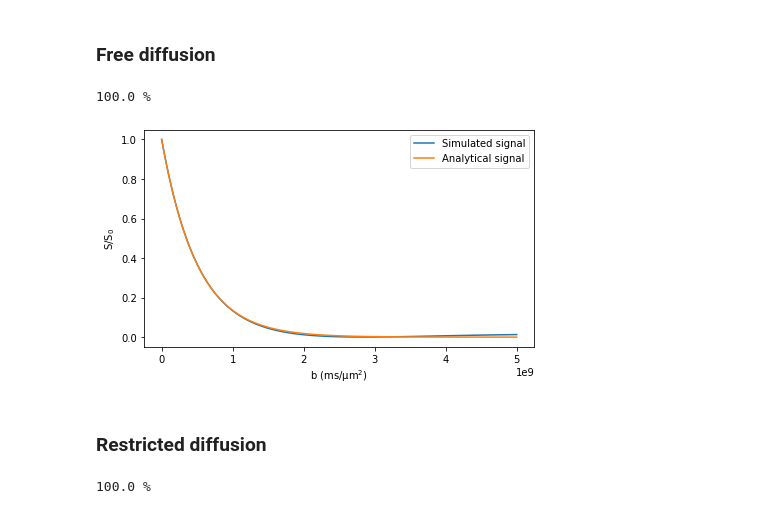
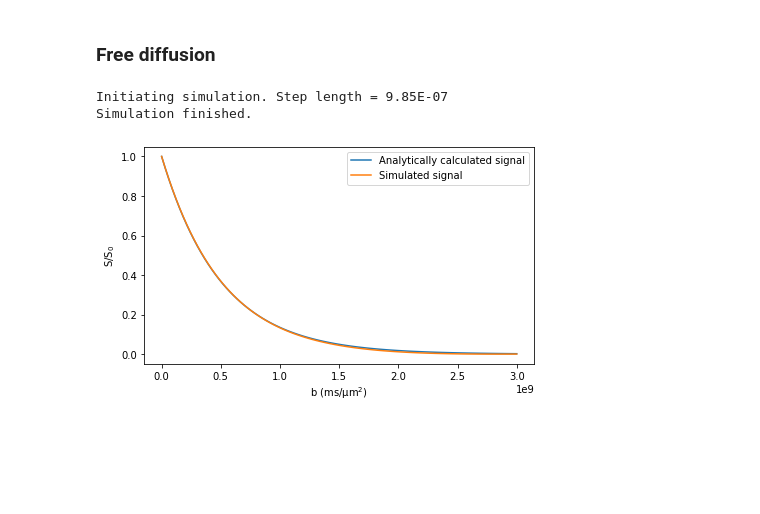
Before and after one commit to kerkelae/disimpy, a Jupyter notebook: tutorial.ipynb, the cells around one changed output. Drawn from its saved outputs; the diff is of its cells as text; code cells hidden in the pictures; blank space fills up the shorter version.

Commit message:
Diffusion in a sphere. Improved tutorial.

```diff
--- a/tutorial.ipynb
+++ b/tutorial.ipynb
@@ -9,40 +10,40 @@ from disimpy import simulations, gradients
 # %%
 # Define simulation parameters
 
 n_s = int(1e4) # Number of random walkers
 n_t = int(1e3) # Number of time points
-bs = np.linspace(0, 5e9, 100) # b-values
-diffusivity = 2e-9
+bs = np.linspace(0, 3e9, 100) # b-values
+diffusivity = 2e-9 # In units of m^2/s
 
 
 # Define gradient array
 
 gradient_file = 'disimpy/tests/example_gradient.txt'
 gradient = np.loadtxt(gradient_file)[np.newaxis,:,:]
 gradient = np.concatenate([gradient for _ in bs], axis=0)
-T = 80e-3 # Duration of gradient
+T = 80e-3 # Duration of gradient in seconds
 dt = T/(gradient.shape[1]-1)
 gradient, dt = gradients.interpolate_gradient(gradient, dt, n_t)
 gradient = gradients.set_b(gradient, dt, bs)
 
 
-# Simulate free diffusion
+# Run simulation
 
 substrate = {'type' : 'free'}
 signals = simulations.simulation(n_s, diffusivity, gradient, dt, substrate)
 
 
-# Compare simulated results to analytical signal
+# Compare simulated results to analytically calculated signal
 
 fig, ax = plt.subplots(1, figsize=(7,4))
+ax.plot(bs, np.exp(-bs*diffusivity))
 ax.plot(bs, signals/n_s)
-ax.plot(bs, np.exp(-bs*diffusivity))
-ax.legend(['Simulated signal', 'Analytical signal'])
+ax.legend(['Analytically calculated signal',
+           'Simulated signal'])
 ax.set_xlabel('b (ms/μm$^2$)')
 ax.set_ylabel('S/S$_0$')
 plt.show()
 # %% [output]
-100.0 %
+Initiating simulation. Step length = 9.85E-07
+Simulation finished.
-[figure, old version]
+[figure, new version]
-# %% [markdown]
-### Restricted diffusion
@@ -119,21 +49,0 @@ c_r10 = np.fromfile('disimpy/tests/camino/cyl_r10um.bfloat', dtype='>f')
-# %%
-# Run simulation
-
-substrate = {'type' : 'cylinder',
-             'orientation' : np.array([0, 0, 1]),
-             'radius' : 2e-6}
-s_r2 = simulations.simulation(n_s, diffusivity, gradient, dt, substrate)
-
-substrate['radius'] = 4e-6
-s_r4 = simulations.simulation(n_s, diffusivity, gradient, dt, substrate)
-
-substrate['radius'] = 6e-6
-s_r6 = simulations.simulation(n_s, diffusivity, gradient, dt, substrate)
-
-substrate['radius'] = 8e-6
-s_r8 = simulations.simulation(n_s, diffusivity, gradient, dt, substrate)
-
-substrate['radius'] = 10e-6
-s_r10 = simulations.simulation(n_s, diffusivity, gradient, dt, substrate)
-# %% [output]
-100.0 %
```
Also changed, not shown: parts of 10 cells of this notebook, 4 other files.
